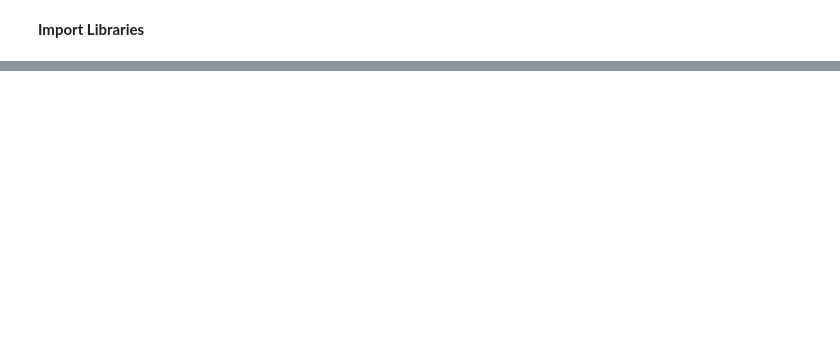
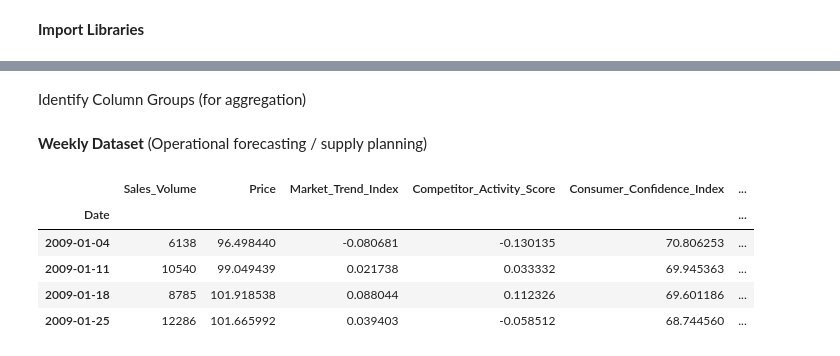
Before and after one commit to mongare70/ElectroTech-Forecasting-Data, a Jupyter notebook: model/model.ipynb, the cells around one changed output, grey strips where cells are left out. Cells and saved outputs as stored; diff of their text form; code cells hidden in the pictures; blank space fills up the shorter version.

```diff
--- a/model/model.ipynb
+++ b/model/model.ipynb
@@ -473,0 +109,37 @@ plt.close()
+# %% [markdown]
+Identify Column Groups (for aggregation)
+# %%
+target_col = "Sales_Volume"
+
+numeric_exog = [
+    "Price",
+    "Market_Trend_Index",
+    "Competitor_Activity_Score",
+    "Consumer_Confidence_Index"
+]
+
+categorical_exog = [
+    col for col in original_data.columns
+    if col.startswith("Category_")
+    or col.startswith("Season_")
+    or col.startswith("Product_Specification_2_")
+]
+# %% [markdown]
+**Weekly Dataset** (Operational forecasting / supply planning)
+# %%
+weekly_data = pd.concat([
+    original_data[target_col].resample("W").sum(),
+    original_data[numeric_exog].resample("W").mean(),
+    original_data[categorical_exog].resample("W").mean()
+], axis=1)
+
+weekly_data = weekly_data.dropna()
+# %%
+weekly_data.head(4)
+# %% [output]
+|  | Sales_Volume | Price | Market_Trend_Index | Competitor_Activity_Score | Consumer_Confidence_Index | ... |
+| Date |  |  |  |  |  | ... |
+| 2009-01-04 | 6138 | 96.498440 | -0.080681 | -0.130135 | 70.806253 | ... |
+| 2009-01-11 | 10540 | 99.049439 | 0.021738 | 0.033332 | 69.945363 | ... |
+| 2009-01-18 | 8785 | 101.918538 | 0.088044 | 0.112326 | 69.601186 | ... |
+| 2009-01-25 | 12286 | 101.665992 | 0.039403 | -0.058512 | 68.744560 | ... |
```
Also changed, not shown: parts of 125 cells of this notebook, 2 other files.
